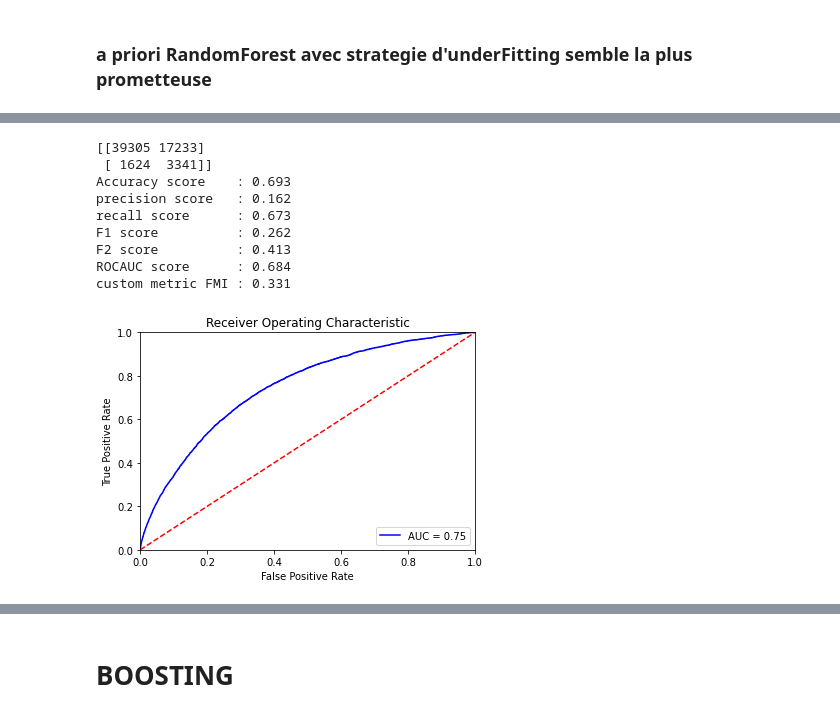
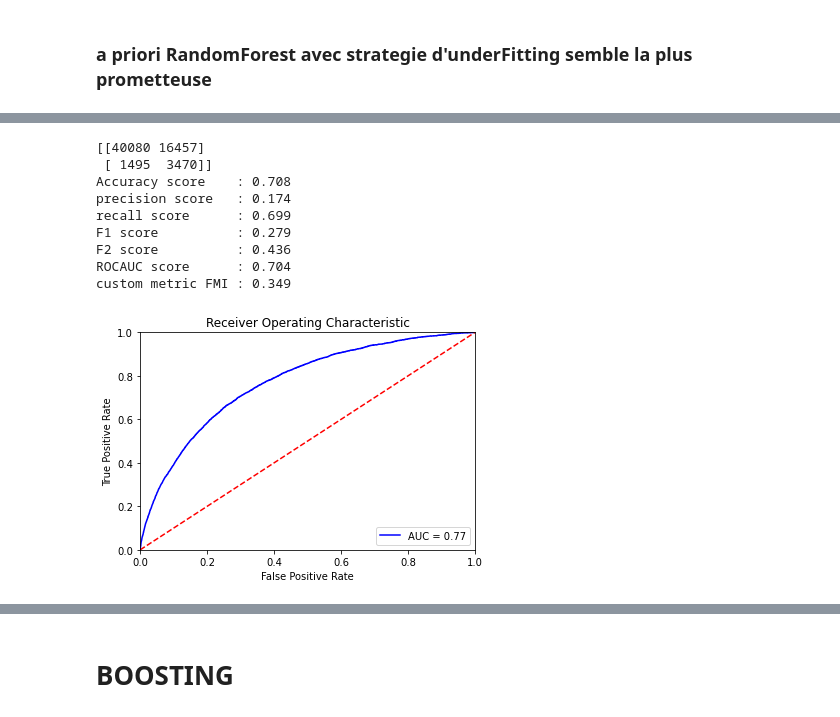
Before and after one commit to eleplanois/openClassRoomP7, a Jupyter notebook: 02 model FEATS.ipynb, the cells around one changed output, grey strips where cells are left out. Saved outputs shown, nothing was run; the diff lists cells and outputs as text; code cells hidden in the pictures.

Commit message:
amelioration modele lightGBM

```diff
--- a/02 model FEATS.ipynb
+++ b/02 model FEATS.ipynb
@@ -215,3 +90,6 @@ X_train, X_val, y_train, y_val = train_test_split(X, y, test_size=0.2, stratify=
+# %%
+X_train, X_val, y_train, y_val = train_test_split(X_feats_impute, y_feats_impute, test_size=0.2, stratify=y_feats_impute, random_state=1944)
+X_feats_train, X_feats_val, y_feats_train, y_feats_val = train_test_split(X_feats, y_feats, test_size=0.2, stratify=y_feats, random_state=1944)
 # %%
 print('y_train', Counter(y_train))
 print('y_val', Counter(y_val))
@@ -698,5 +725,4 @@ custom metric FMI : 0.319
 # %%
-from sklearn.model_selection import RandomizedSearchCV
 
 random_grid_Forest = {'n_estimators': [int(x) for x in np.linspace(start = 200, stop = 2000, num = 10)],
                'max_features':  ['auto', 'sqrt'],
@@ -707,8 +733,7 @@ random_grid_Forest = {'n_estimators': [int(x) for x in np.linspace(start = 200,
 print(random_grid_Forest)
 
 # Random search of parameters, using 3 fold cross validation,
-# search across 100 different combinations, and use all available cores
-rgf_random = RandomizedSearchCV(estimator = RandomForestClassifier(random_state=1944), param_distributions = random_grid_Forest, scoring=custom_scorer, n_iter = 50, cv = 3, verbose=2, n_jobs = -1)
+rgf_random = RandomizedSearchCV(estimator = RandomForestClassifier(random_state=1944), param_distributions = random_grid_Forest, scoring=custom_scorer, n_iter = 40, cv = 3, verbose=2, n_jobs = -1)
 # Fit the random search model
 rgf_random.fit(X_under, y_under)
 
@@ -722,0 +748,5 @@ Fitting 3 folds for each of 50 candidates, totalling 150 fits
+# %%
+randomForest_under_random = RandomForestClassifier(random_state=1944, n_estimators = 1400, min_samples_split = 5,
+                                                   min_samples_leaf = 2, max_features = 'auto', max_depth = 70, bootstrap = False)
+randomForest_under_random.fit(X_under, y_under)
+model_eval(randomForest_under_random, X_val, y_val)
@@ -722,0 +764,16 @@ Fitting 3 folds for each of 50 candidates, totalling 150 fits
+# %%
+
+random_grid_Forest_f2 = {'n_estimators': [int(x) for x in np.linspace(start = 200, stop = 2000, num = 10)],
+               'max_features':  ['auto', 'sqrt'],
+               'max_depth': [int(x) for x in np.linspace(10, 110, num = 11)],
+               'min_samples_split': [2, 5, 10],
+               'min_samples_leaf': [1, 2, 4],
+               'bootstrap': [True, False]}
+print(random_grid_Forest_f2)
+
+# Random search of parameters, using 3 fold cross validation,
+rgf_random_f2 = RandomizedSearchCV(estimator = RandomForestClassifier(random_state=1944), param_distributions = random_grid_Forest_f2, scoring=custom_scorer_f2, n_iter = 40, cv = 3, verbose=2, n_jobs = -1)
+# Fit the random search model
+rgf_random_f2.fit(X_under, y_under)
+
+print(rgf_random_f2.best_params_)
@@ -723,19 +787,19 @@ Fitting 3 folds for each of 50 candidates, totalling 150 fits
 # %%
-randomForest_under_random = RandomForestClassifier(random_state=1944, n_estimators = 1800, min_samples_split = 10,
-                                                   min_samples_leaf = 4, max_features = 'sqrt', max_depth = 30, bootstrap = False)
-randomForest_under_random.fit(X_under, y_under)
-model_eval(randomForest_under_random, X_val, y_val)
+randomForest_under_random_f2 = RandomForestClassifier(random_state=1944, n_estimators = 1800, min_samples_split = 10,
+                                                   min_samples_leaf = 4, max_features = 'auto', max_depth = 30, bootstrap = False)
+randomForest_under_random_f2.fit(X_under, y_under)
+model_eval(randomForest_under_random_f2, X_val, y_val)
 # %% [output]
-[[39305 17233]
- [ 1624  3341]]
-Accuracy score    : 0.693
-precision score   : 0.162
-recall score      : 0.673
-F1 score          : 0.262
-F2 score          : 0.413
-ROCAUC score      : 0.684
-custom metric FMI : 0.331
+[[40080 16457]
+ [ 1495  3470]]
+Accuracy score    : 0.708
+precision score   : 0.174
+recall score      : 0.699
+F1 score          : 0.279
+F2 score          : 0.436
+ROCAUC score      : 0.704
+custom metric FMI : 0.349
-[figure, old version]
+[figure, new version]
 # %%
 model_eval_score(randomForest_under, X_val, y_val)
 # %% [output]
```
Also changed, not shown: parts of 128 cells of this notebook, 3 other files.
